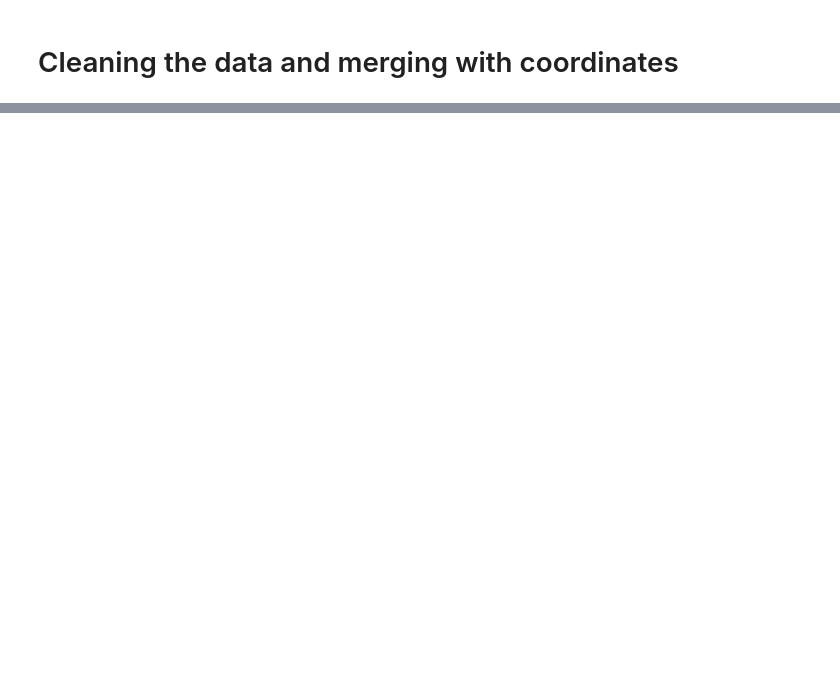
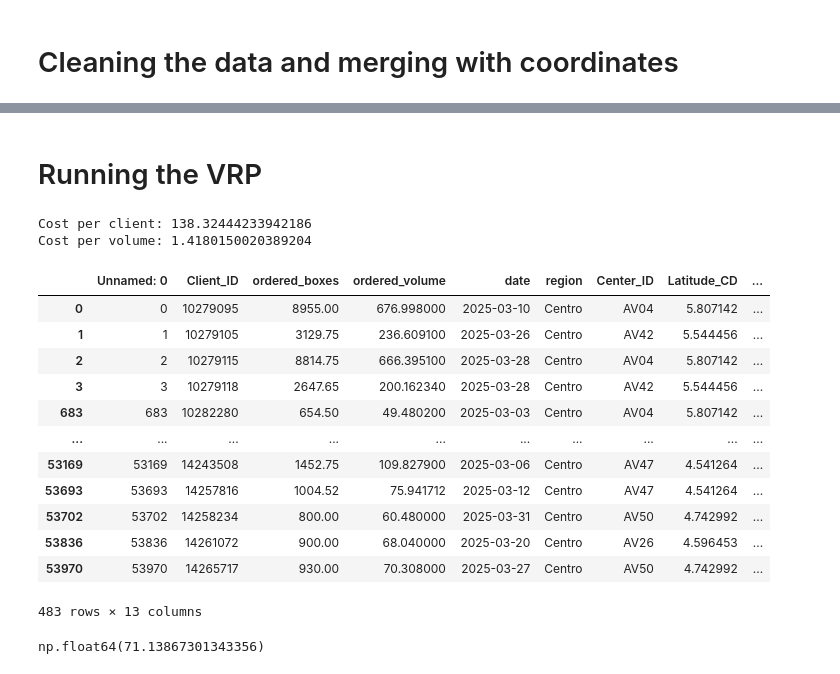
Before and after one commit to Amelie-Mad/logistics, a Jupyter notebook: exploration.ipynb, the cells around one changed output, grey strips where cells are left out. Cells and saved outputs as stored; diff of their text form; code cells hidden in the pictures; blank space fills up the shorter version.

```diff
--- a/exploration.ipynb
+++ b/exploration.ipynb
@@ -141,0 +222,17 @@ AttributeError: module 'utils' has no attribute 'distance_time_matrix'
+# %%
+new_assignment_df = pd.read_csv('df_centro.csv')
+new_assignment = new_assignment_df.set_index('Client_ID')['Assigned_CD'].to_dict()
+# %%
+centers_coordinates = {
+    row['Center_ID']: {
+        'latitude': row['Latitude_CD'],
+        'longitude': row['Longitude_CD']
+    }
+    for _, row in new_assignment_df.iterrows()
+}
+# %%
+new_df = df.copy()
+new_df['Center_ID'] = new_df['Client_ID'].map(new_assignment)
+# %%
+new_df['Latitude_CD'] = new_df['Center_ID'].map(lambda x: centers_coordinates.get(x, {}).get('latitude'))
+new_df['Longitude_CD'] = new_df['Center_ID'].map(lambda x: centers_coordinates.get(x, {}).get('longitude'))
@@ -141,0 +272,2 @@ AttributeError: module 'utils' has no attribute 'distance_time_matrix'
+# %% [markdown]
+# Running the VRP
@@ -141,0 +425,33 @@ AttributeError: module 'utils' has no attribute 'distance_time_matrix'
+# %%
+def kpi(costs=costs):
+    total_served_clients = (len(pd.unique(new_subproblem['ordered_volume'])))
+    total_ordered_volume = new_subproblem['ordered_volume'].sum()
+    cost_per_client = costs / total_served_clients
+    cost_per_volume = costs / total_ordered_volume
+    print(f'Cost per client: {cost_per_client} \nCost per volume: {cost_per_volume}')
+
+kpi()
+# %% [output]
+Cost per client: 138.32444233942186
+Cost per volume: 1.4180150020389204
+# %%
+new_df
+# %% [output]
+|  | Unnamed: 0 | Client_ID | ordered_boxes | ordered_volume | date | region | Center_ID | Latitude_CD | ... |
+| 0 | 0 | 10279095 | 8955.00 | 676.998000 | 2025-03-10 | Centro | AV04 | 5.807142 | ... |
+| 1 | 1 | 10279105 | 3129.75 | 236.609100 | 2025-03-26 | Centro | AV42 | 5.544456 | ... |
+| 2 | 2 | 10279115 | 8814.75 | 666.395100 | 2025-03-28 | Centro | AV04 | 5.807142 | ... |
+| 3 | 3 | 10279118 | 2647.65 | 200.162340 | 2025-03-28 | Centro | AV42 | 5.544456 | ... |
+| 683 | 683 | 10282280 | 654.50 | 49.480200 | 2025-03-03 | Centro | AV04 | 5.807142 | ... |
+| ... | ... | ... | ... | ... | ... | ... | ... | ... | ... |
+| 53169 | 53169 | 14243508 | 1452.75 | 109.827900 | 2025-03-06 | Centro | AV47 | 4.541264 | ... |
+| 53693 | 53693 | 14257816 | 1004.52 | 75.941712 | 2025-03-12 | Centro | AV47 | 4.541264 | ... |
+| 53702 | 53702 | 14258234 | 800.00 | 60.480000 | 2025-03-31 | Centro | AV50 | 4.742992 | ... |
+| 53836 | 53836 | 14261072 | 900.00 | 68.040000 | 2025-03-20 | Centro | AV26 | 4.596453 | ... |
+| 53970 | 53970 | 14265717 | 930.00 | 70.308000 | 2025-03-27 | Centro | AV50 | 4.742992 | ... |
+483 rows × 13 columns
+# %%
+#Check
+(distance_mtx[0,5] + distance_mtx[5,0]) * 0.5389121339 + (time_mtx[0,5] + time_mtx[5,0]) * 3.75 * 2
+# %% [output]
+np.float64(71.13867301343356)
```
Also changed, not shown: parts of 44 cells of this notebook, 5 other files.
